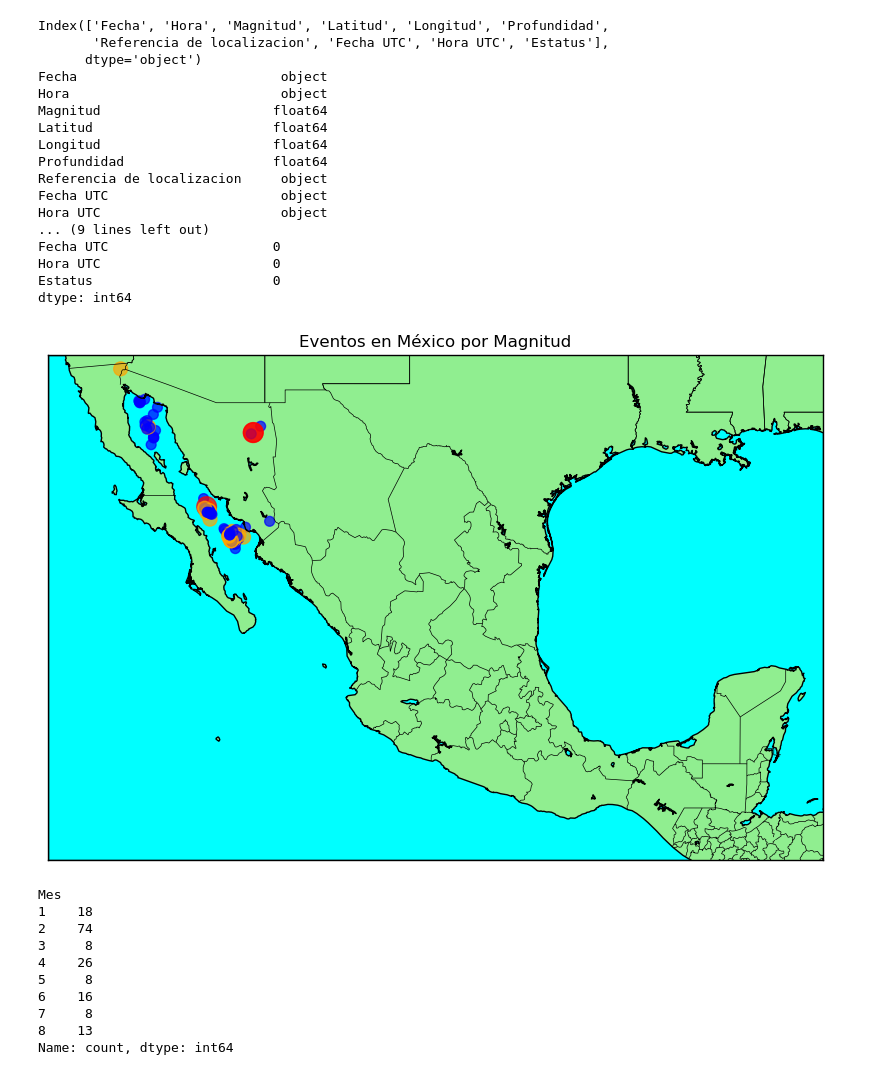
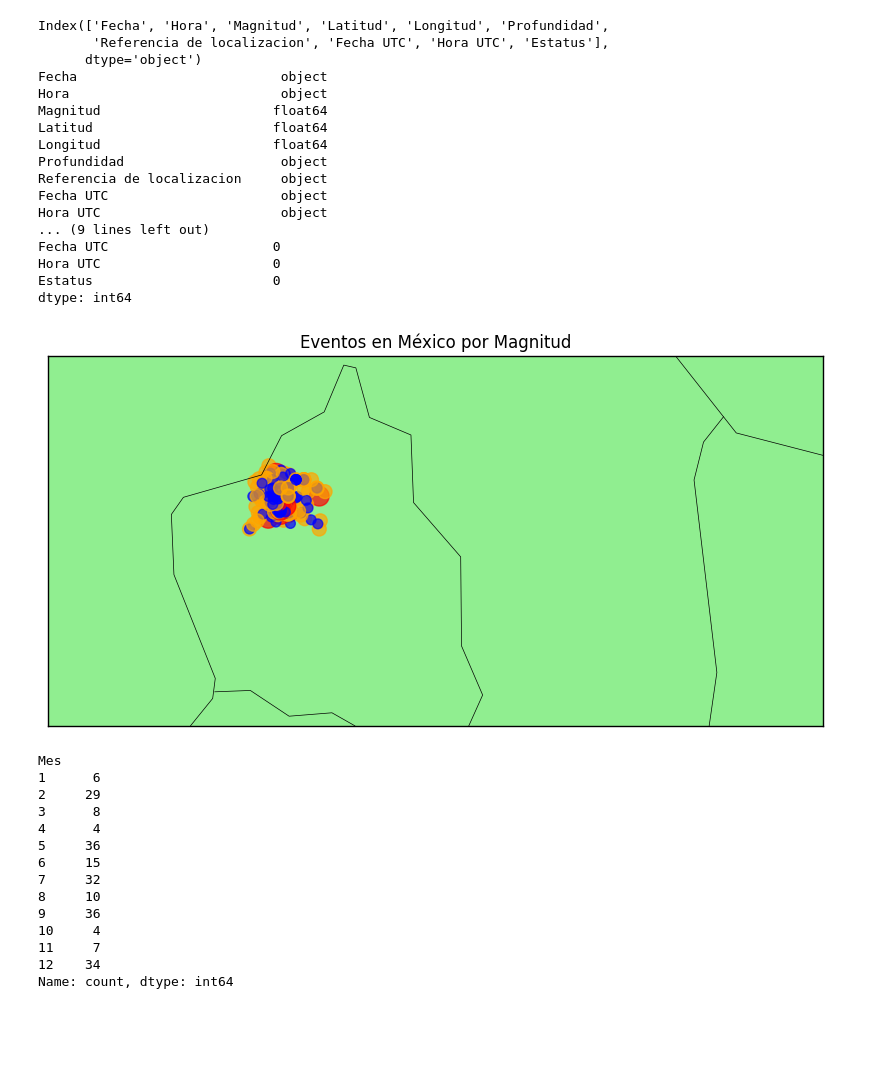
Before and after one commit to mike1502/HerramientasComputacionales, a Jupyter notebook: Pandas/test_database.ipynb, the cells around one changed output. Drawn from its saved outputs; the diff is of its cells as text; code cells hidden in the pictures; blank space fills up the shorter version.

```diff
--- a/Pandas/test_database.ipynb
+++ b/Pandas/test_database.ipynb
@@ -3,7 +3,7 @@ import pandas as pd
 from mpl_toolkits.basemap import Basemap
 import matplotlib.pyplot as plt
 
-df=pd.read_csv("\\Users\\MCarrilloL\\Downloads\\catalogo_prueba.csv")
+df=pd.read_csv("\\Users\\Miguel\\Documents\\Github\\HerramientasComputacionales\\Pandas\\SSNMX_catalogo_mixcoac.csv")
 #print(df.head())
 print(df.columns)
 print(df.dtypes)
@@ -17,7 +17,7 @@ Hora                           object
 Magnitud                      float64
 Latitud                       float64
 Longitud                      float64
-Profundidad                   float64
+Profundidad                    object
 Referencia de localizacion     object
 Fecha UTC                      object
 Hora UTC                       object
@@ -28,38 +28,38 @@ Estatus                       0
 dtype: int64
 # %%
 plt.figure(figsize=(10, 10))
-m = Basemap(projection='merc', llcrnrlat=14, urcrnrlat=33, llcrnrlon=-118, urcrnrlon=-86, resolution='i')
+m = Basemap(projection='merc', llcrnrlat=19.10, urcrnrlat=19.55, llcrnrlon=-99.5, urcrnrlon=-98.5, resolution='i')
 m.drawcoastlines()
 m.drawcountries()
 m.drawstates()
 m.drawmapboundary(fill_color='aqua')
 m.fillcontinents(color='lightgreen', lake_color='aqua')
 
 # Convertir latitudes y longitudes a las coordenadas del mapa
 x, y = m(df['Longitud'].values, df['Latitud'].values)
 
 # Asignar tamaños y colores según la magnitud
 sizes = []
 colors = []
 for mag in df['Magnitud']:
-    if 3 <= mag < 4:
+    if 1 <= mag < 2:
         sizes.append(50)   # Tamaño pequeño
         colors.append('blue')  # Color azul
-    elif 4 <= mag < 5:
+    elif 2 <= mag < 3:
         sizes.append(100)  # Tamaño mediano
         colors.append('orange')  # Color naranja
     else:
         sizes.append(200)  # Tamaño grande
         colors.append('red')  # Color rojo
 
 # Graficar los puntos en el mapa
 m.scatter(x, y, s=sizes, c=colors, marker='o', alpha=0.7)
 
 # Mostrar el mapa
 plt.title('Eventos en México por Magnitud')
 plt.show()
 # %% [output]
-[figure, old version]
+[figure, new version]
 # %%
 df['Fecha'] = pd.to_datetime(df['Fecha'], format='%d/%m/%Y')
 # Extraer el mes de la columna de fecha
@@ -72,14 +72,18 @@ sismos_por_mes = df['Mes'].value_counts().sort_index()
 print(sismos_por_mes)
 # %% [output]
 Mes
-1    18
-2    74
-3     8
-4    26
-5     8
-6    16
-7     8
-8    13
+1      6
+2     29
+3      8
+4      4
+5     36
+6     15
+7     32
+8     10
+9     36
+10     4
+11     7
+12    34
 Name: count, dtype: int64
 # %%
 # Graficar el número de sismos por mes
```
Also changed, not shown: parts of 4 cells of this notebook, 1 other file.
